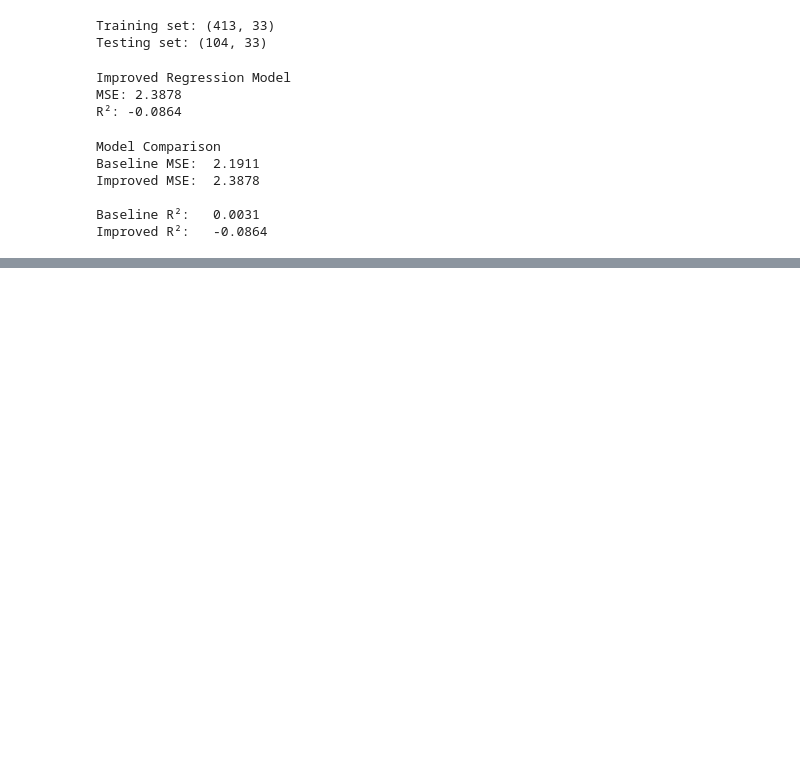
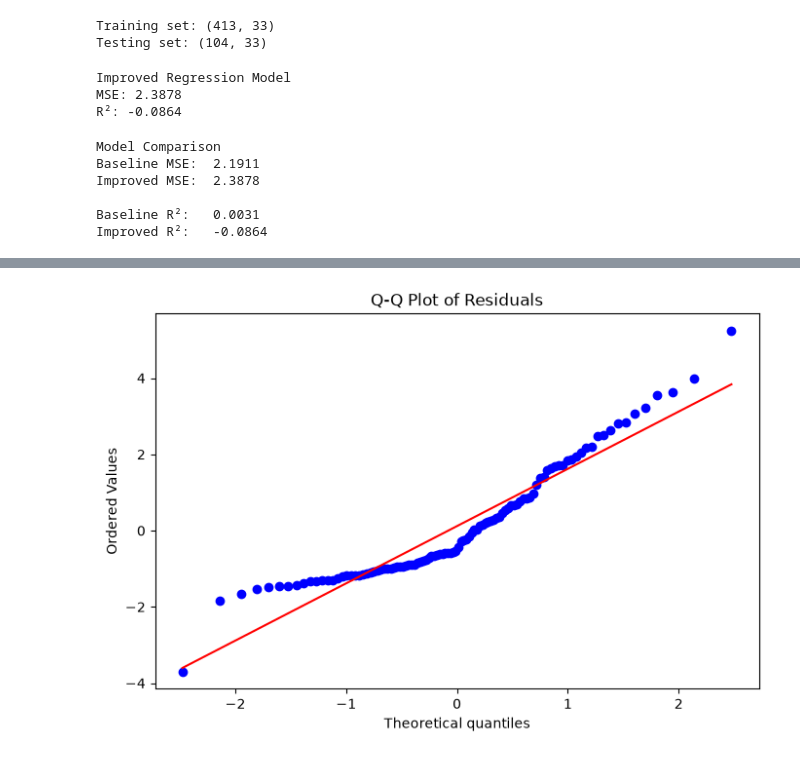
Before and after one commit to donjuel003/Forest-Fires, a Jupyter notebook: Final_Forest Fires Prevention.ipynb, the cells around one changed output, grey strips where cells are left out. Saved outputs shown, nothing was run; the diff lists cells and outputs as text; code cells hidden in the pictures; blank space fills up the shorter version.

```diff
--- a/Final_Forest Fires Prevention.ipynb
+++ b/Final_Forest Fires Prevention.ipynb
@@ -523,0 +701,14 @@ Improved R²:   -0.0864
+# %%
+# Q-Q plot to assess residual normality
+
+
+plt.figure(figsize=(8, 5))
+stats.probplot(
+    residuals,
+    dist="norm",
+    plot=plt
+)
+plt.title("Q-Q Plot of Residuals")
+plt.show()
+# %% [output]
+[figure, added]
```
Also changed, not shown: parts of 40 cells of this notebook.
